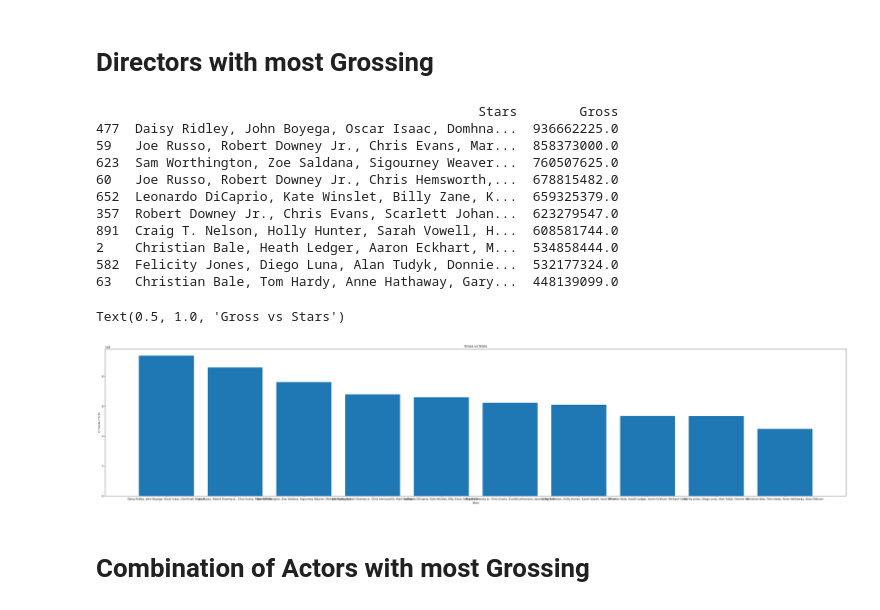
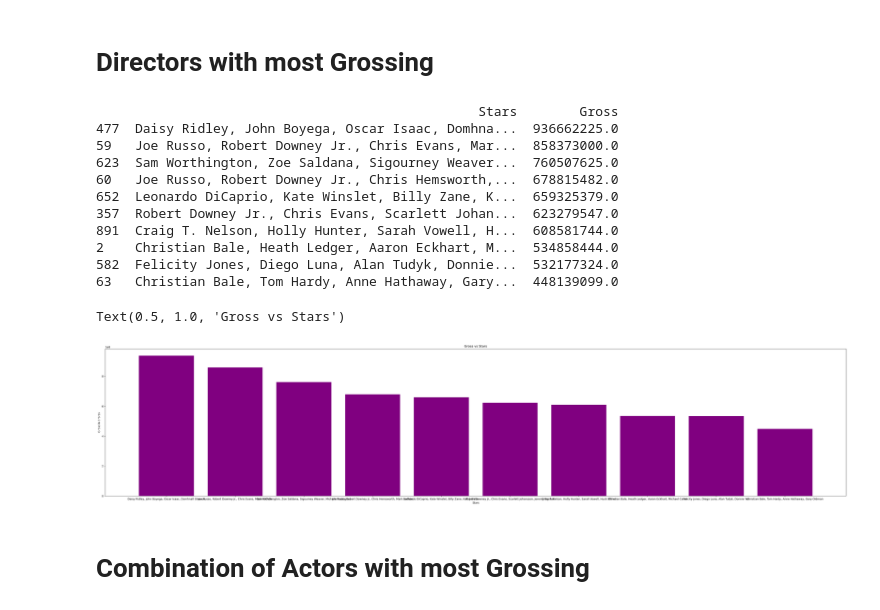
Before and after one commit to siddd26/IMDB-Data-Analysis, a Jupyter notebook: imdb.ipynb, the cells around one changed output. Saved outputs shown, nothing was run; the diff lists cells and outputs as text; code cells hidden in the pictures.

```diff
--- a/imdb.ipynb
+++ b/imdb.ipynb
@@ -111,29 +111,29 @@ df['Stars']= df['Star1'].map(str) +', '+ df['Star2'].map(str) +', '+ df['Star3']
 # %%
 df2=df[['Stars','Gross']]
 df2=df2.sort_values('Gross', ascending = False)
 df2=df2.head(10)
 print(df2)
 x= df2["Stars"]
 y = df2["Gross"]
 fig = plt.figure(figsize = (50, 10))
-plt.bar(x,y)
+plt.bar(x,y, color='Purple')
 plt.xlabel("Stars")
 plt.ylabel("Gross in Crores")
 plt.title("Gross vs Stars")
 # %% [output]
                                                  Stars        Gross
 477  Daisy Ridley, John Boyega, Oscar Isaac, Domhna...  936662225.0
 59   Joe Russo, Robert Downey Jr., Chris Evans, Mar...  858373000.0
 623  Sam Worthington, Zoe Saldana, Sigourney Weaver...  760507625.0
 60   Joe Russo, Robert Downey Jr., Chris Hemsworth,...  678815482.0
 652  Leonardo DiCaprio, Kate Winslet, Billy Zane, K...  659325379.0
 357  Robert Downey Jr., Chris Evans, Scarlett Johan...  623279547.0
 891  Craig T. Nelson, Holly Hunter, Sarah Vowell, H...  608581744.0
 2    Christian Bale, Heath Ledger, Aaron Eckhart, M...  534858444.0
 582  Felicity Jones, Diego Luna, Alan Tudyk, Donnie...  532177324.0
 63   Christian Bale, Tom Hardy, Anne Hathaway, Gary...  448139099.0
 Text(0.5, 1.0, 'Gross vs Stars')
-[figure, old version]
+[figure, new version]
 # %% [markdown]
 # Combination of Actors with most Grossing
 # %%
```
Also changed, not shown: parts of 2 cells of this notebook.
